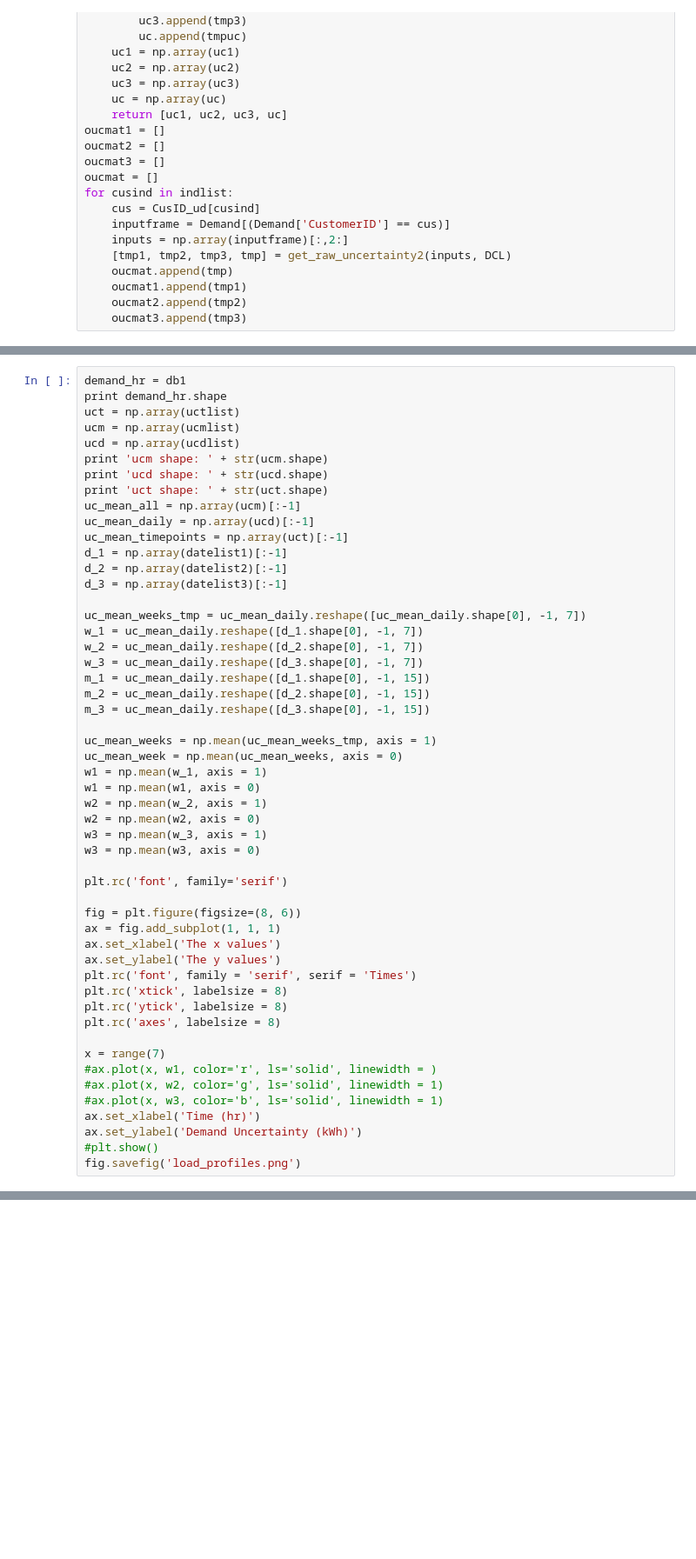
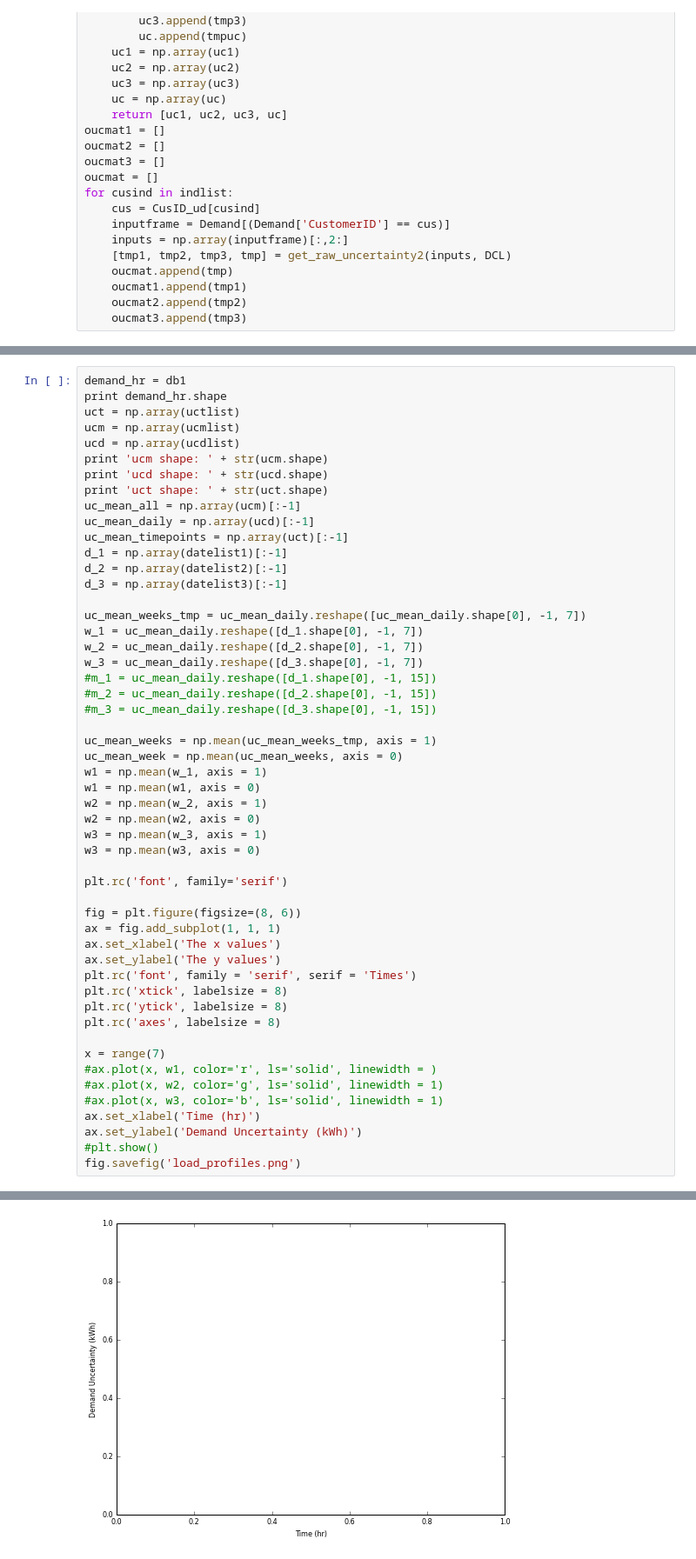
Before and after one commit to CodeFisheng/multitime_resolution_uncertainty_modelling, a Jupyter notebook: Paper-1-notebook.ipynb, the cells around one changed output, grey strips where cells are left out. Shown at 87% size. Saved outputs shown, nothing was run; the diff lists cells and outputs as text; blank space fills up the shorter version.

```diff
--- a/Paper-1-notebook.ipynb
+++ b/Paper-1-notebook.ipynb
@@ -441,9 +447,9 @@ uc_mean_weeks_tmp = uc_mean_daily.reshape([uc_mean_daily.shape[0], -1, 7])
 w_1 = uc_mean_daily.reshape([d_1.shape[0], -1, 7])
 w_2 = uc_mean_daily.reshape([d_2.shape[0], -1, 7])
 w_3 = uc_mean_daily.reshape([d_3.shape[0], -1, 7])
-m_1 = uc_mean_daily.reshape([d_1.shape[0], -1, 15])
-m_2 = uc_mean_daily.reshape([d_2.shape[0], -1, 15])
-m_3 = uc_mean_daily.reshape([d_3.shape[0], -1, 15])
+#m_1 = uc_mean_daily.reshape([d_1.shape[0], -1, 15])
+#m_2 = uc_mean_daily.reshape([d_2.shape[0], -1, 15])
+#m_3 = uc_mean_daily.reshape([d_3.shape[0], -1, 15])
 
 uc_mean_weeks = np.mean(uc_mean_weeks_tmp, axis = 1)
 uc_mean_week = np.mean(uc_mean_weeks, axis = 0)
@@ -477,0 +487 @@ NameError: name 'db1' is not defined
+[figure, added]
```
Also changed, not shown: parts of 13 cells of this notebook, 1 other file.
